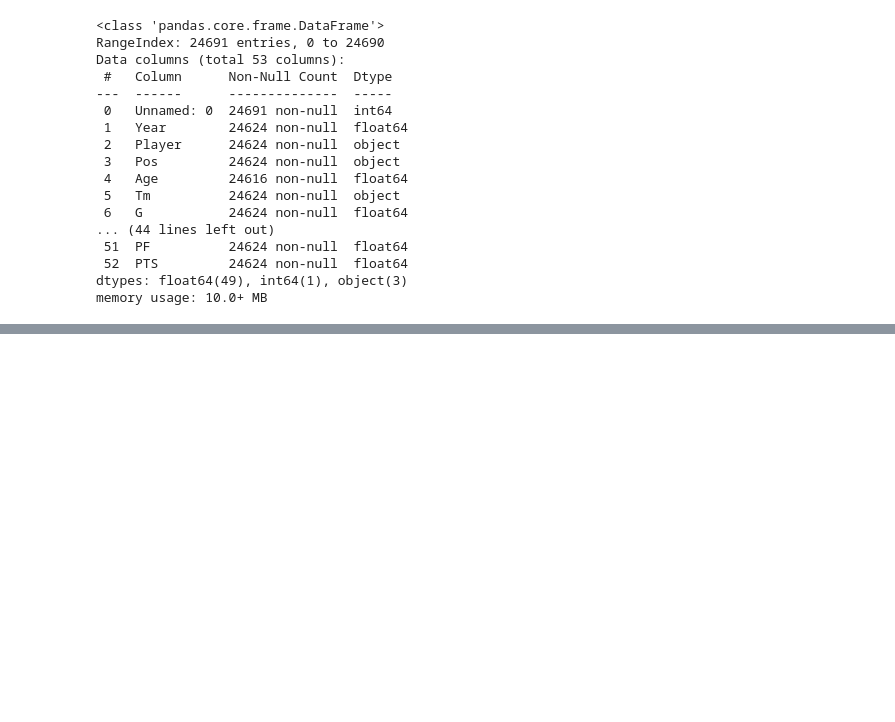
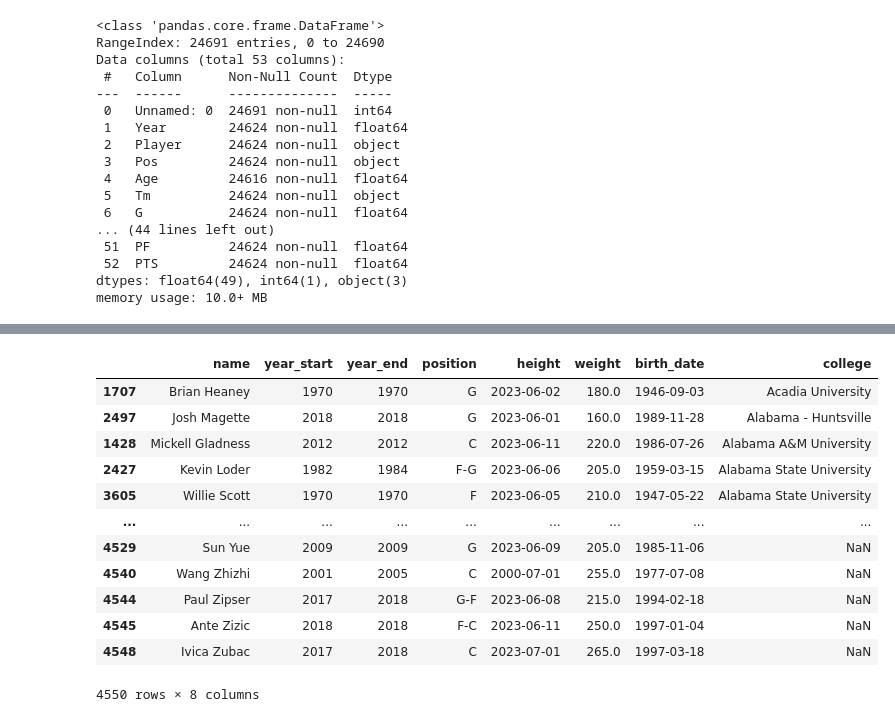
Before and after one commit to Sherodbrooks20/Tutorials, a Jupyter notebook: Who_Should_NBA_Teams_Draft_Based_on_history_After_1975 (1).ipynb, the cells around one changed output, grey strips where cells are left out. Saved outputs shown, nothing was run; the diff lists cells and outputs as text; code cells hidden in the pictures; blank space fills up the shorter version.

```diff
--- a/Who_Should_NBA_Teams_Draft_Based_on_history_After_1975 (1).ipynb
+++ b/Who_Should_NBA_Teams_Draft_Based_on_history_After_1975 (1).ipynb
@@ -308,0 +623,17 @@ memory usage: 10.0+ MB
+# %%
+df3 = df3.sort_values(by = 'college', ascending = True).head(5000)
+df3
+# %% [output]
+|  | name | year_start | year_end | position | height | weight | birth_date | college |
+| 1707 | Brian Heaney | 1970 | 1970 | G | 2023-06-02 | 180.0 | 1946-09-03 | Acadia University |
+| 2497 | Josh Magette | 2018 | 2018 | G | 2023-06-01 | 160.0 | 1989-11-28 | Alabama - Huntsville |
+| 1428 | Mickell Gladness | 2012 | 2012 | C | 2023-06-11 | 220.0 | 1986-07-26 | Alabama A&M University |
+| 2427 | Kevin Loder | 1982 | 1984 | F-G | 2023-06-06 | 205.0 | 1959-03-15 | Alabama State University |
+| 3605 | Willie Scott | 1970 | 1970 | F | 2023-06-05 | 210.0 | 1947-05-22 | Alabama State University |
+| ... | ... | ... | ... | ... | ... | ... | ... | ... |
+| 4529 | Sun Yue | 2009 | 2009 | G | 2023-06-09 | 205.0 | 1985-11-06 | NaN |
+| 4540 | Wang Zhizhi | 2001 | 2005 | C | 2000-07-01 | 255.0 | 1977-07-08 | NaN |
+| 4544 | Paul Zipser | 2017 | 2018 | G-F | 2023-06-08 | 215.0 | 1994-02-18 | NaN |
+| 4545 | Ante Zizic | 2018 | 2018 | F-C | 2023-06-11 | 250.0 | 1997-01-04 | NaN |
+| 4548 | Ivica Zubac | 2017 | 2018 | C | 2023-07-01 | 265.0 | 1997-03-18 | NaN |
+4550 rows × 8 columns
```
Also changed, not shown: parts of 28 cells of this notebook.
